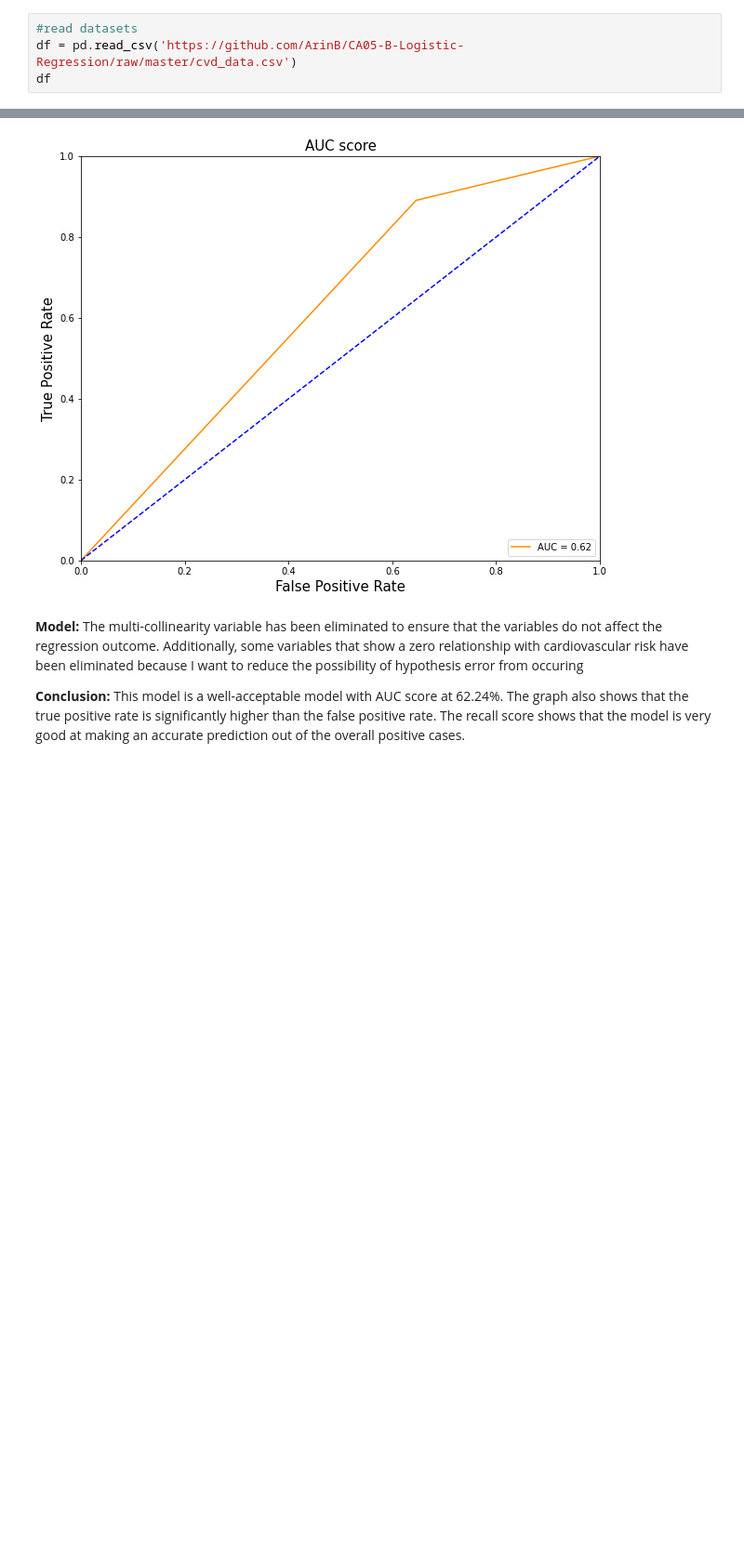
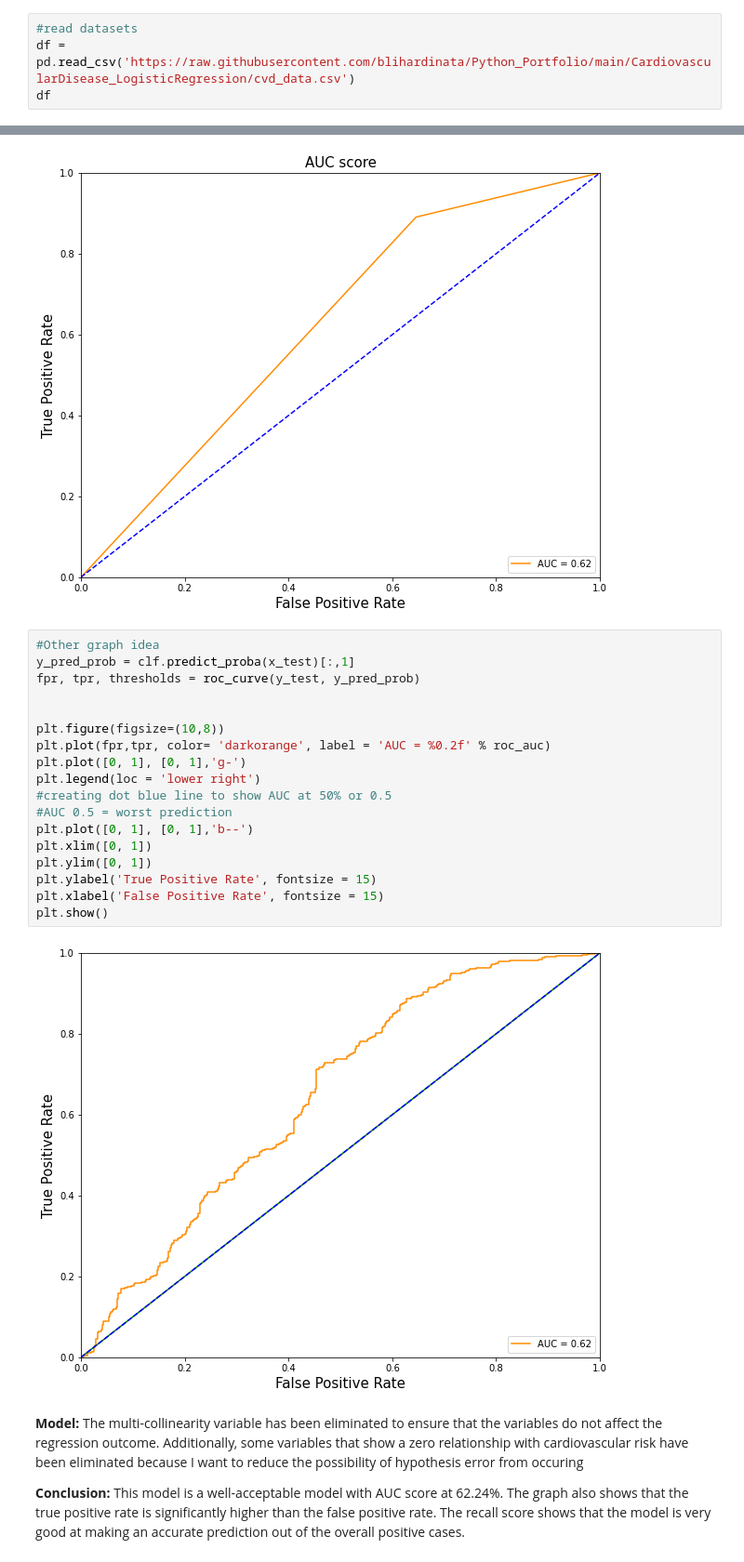
Before and after one commit to blihardinata/Python_Portfolio, a Jupyter notebook: CardiovascularDisease_LogisticRegression/Logistic_Regression_CA05_Bryan_Lihardinata.ipynb, the cells around one changed output, grey strips where cells are left out. Shown at 93% size. Drawn from its saved outputs; the diff is of its cells as text; blank space fills up the shorter version.

```diff
--- a/CardiovascularDisease_LogisticRegression/Logistic_Regression_CA05_Bryan_Lihardinata.ipynb
+++ b/CardiovascularDisease_LogisticRegression/Logistic_Regression_CA05_Bryan_Lihardinata.ipynb
@@ -34,7 +34,7 @@ Drive already mounted at /content/drive; to attempt to forcibly remount, call dr
 The explanation of the above variables can be found here: https://sleepdata.org/datasets/shhs/variables
 # %%
 #read datasets
-df = pd.read_csv('https://github.com/ArinB/CA05-B-Logistic-Regression/raw/master/cvd_data.csv')
+df = pd.read_csv('https://raw.githubusercontent.com/blihardinata/Python_Portfolio/main/CardiovascularDisease_LogisticRegression/cvd_data.csv')
 df
 # %% [output]
 |  | cvd_4types | age_s1 | race | educat | mstat | hip | neck20 | waist | av_weight_kg | cgpkyr | ... |
@@ -635,6 +635,26 @@ plt.xlabel('False Positive Rate', fontsize = 15)
 plt.show()
 # %% [output]
 [figure]
+# %%
+#Other graph idea
+y_pred_prob = clf.predict_proba(x_test)[:,1]
+fpr, tpr, thresholds = roc_curve(y_test, y_pred_prob)
+
+
+plt.figure(figsize=(10,8))
+plt.plot(fpr,tpr, color= 'darkorange', label = 'AUC = %0.2f' % roc_auc)
+plt.plot([0, 1], [0, 1],'g-')
+plt.legend(loc = 'lower right')
+#creating dot blue line to show AUC at 50% or 0.5
+#AUC 0.5 = worst prediction
+plt.plot([0, 1], [0, 1],'b--')
+plt.xlim([0, 1])
+plt.ylim([0, 1])
+plt.ylabel('True Positive Rate', fontsize = 15)
+plt.xlabel('False Positive Rate', fontsize = 15)
+plt.show()
+# %% [output]
+[figure, added]
 # %% [markdown]
 **Model:** The multi-collinearity variable has been eliminated to ensure that the variables do not affect the regression outcome. Additionally, some variables that show a zero relationship with cardiovascular risk have been eliminated because I want to reduce the possibility of hypothesis error from occuring
 
```
Also changed, not shown: parts of 3 cells of this notebook.
